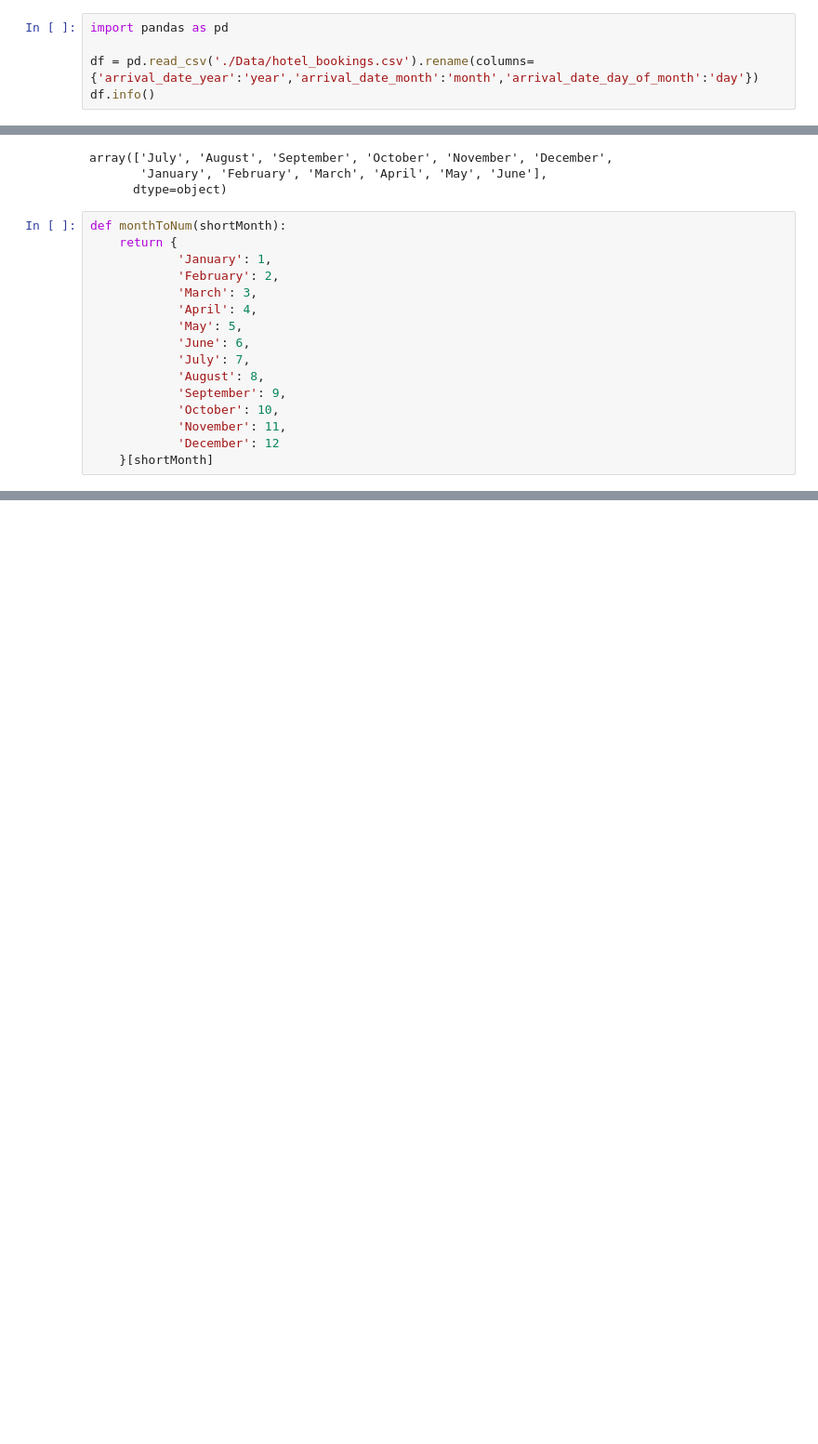
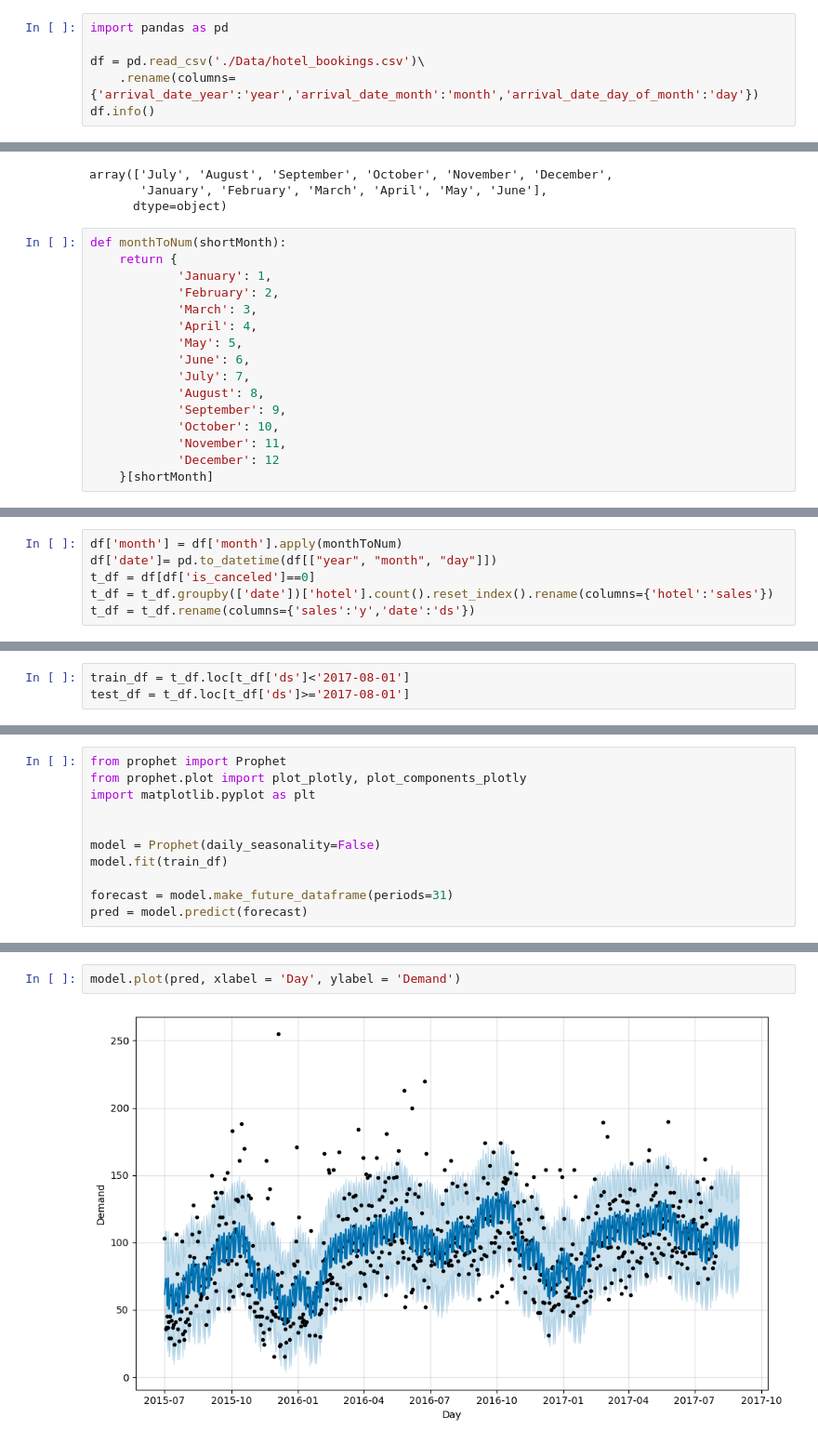
Before and after one commit to yuchenyeh/Machine-Learning-with-Python, a Jupyter notebook: demand_forecast.ipynb, the cells around one changed output, grey strips where cells are left out. Shown at 93% size. Saved outputs shown, nothing was run; the diff lists cells and outputs as text; blank space fills up the shorter version.

Commit message:
demand_first_draft

```diff
--- a/demand_forecast.ipynb
+++ b/demand_forecast.ipynb
@@ -1,7 +1,8 @@
 # %%
 import pandas as pd
 
-df = pd.read_csv('./Data/hotel_bookings.csv').rename(columns={'arrival_date_year':'year','arrival_date_month':'month','arrival_date_day_of_month':'day'})
+df = pd.read_csv('./Data/hotel_bookings.csv')\
+    .rename(columns={'arrival_date_year':'year','arrival_date_month':'month','arrival_date_day_of_month':'day'})
 df.info()
 # %% [output]
 <class 'pandas.core.frame.DataFrame'>
@@ -51,0 +47,6 @@ t_df = df[df['is_canceled']==0]
+# %%
+df['month'] = df['month'].apply(monthToNum)
+df['date']= pd.to_datetime(df[["year", "month", "day"]])
+t_df = df[df['is_canceled']==0]
+t_df = t_df.groupby(['date'])['hotel'].count().reset_index().rename(columns={'hotel':'sales'})
+t_df = t_df.rename(columns={'sales':'y','date':'ds'})
@@ -51,0 +66,3 @@ t_df = df[df['is_canceled']==0]
+# %%
+train_df = t_df.loc[t_df['ds']<'2017-08-01']
+test_df = t_df.loc[t_df['ds']>='2017-08-01']
@@ -51,0 +72,11 @@ t_df = df[df['is_canceled']==0]
+# %%
+from prophet import Prophet
+from prophet.plot import plot_plotly, plot_components_plotly
+import matplotlib.pyplot as plt
+
+
+model = Prophet(daily_seasonality=False)
+model.fit(train_df)
+
+forecast = model.make_future_dataframe(periods=31)
+pred = model.predict(forecast)
@@ -51,0 +86,4 @@ t_df = df[df['is_canceled']==0]
+# %%
+model.plot(pred, xlabel = 'Day', ylabel = 'Demand')
+# %% [output]
+[figure, added]
```
Also changed, not shown: parts of 55 cells of this notebook, 1 other file.
